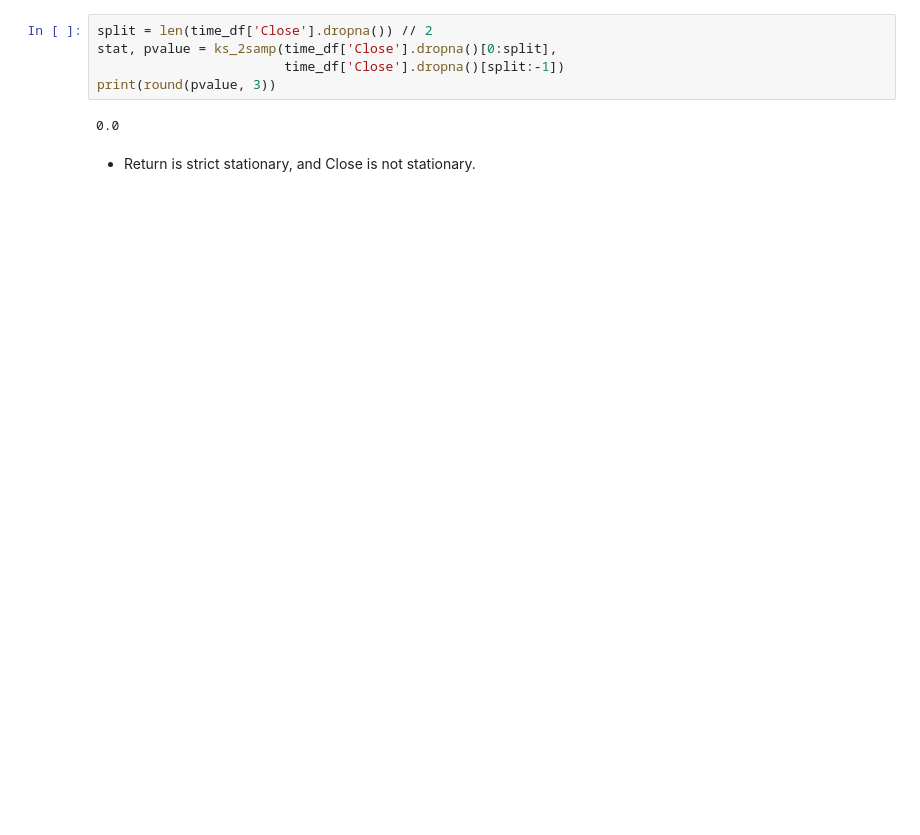
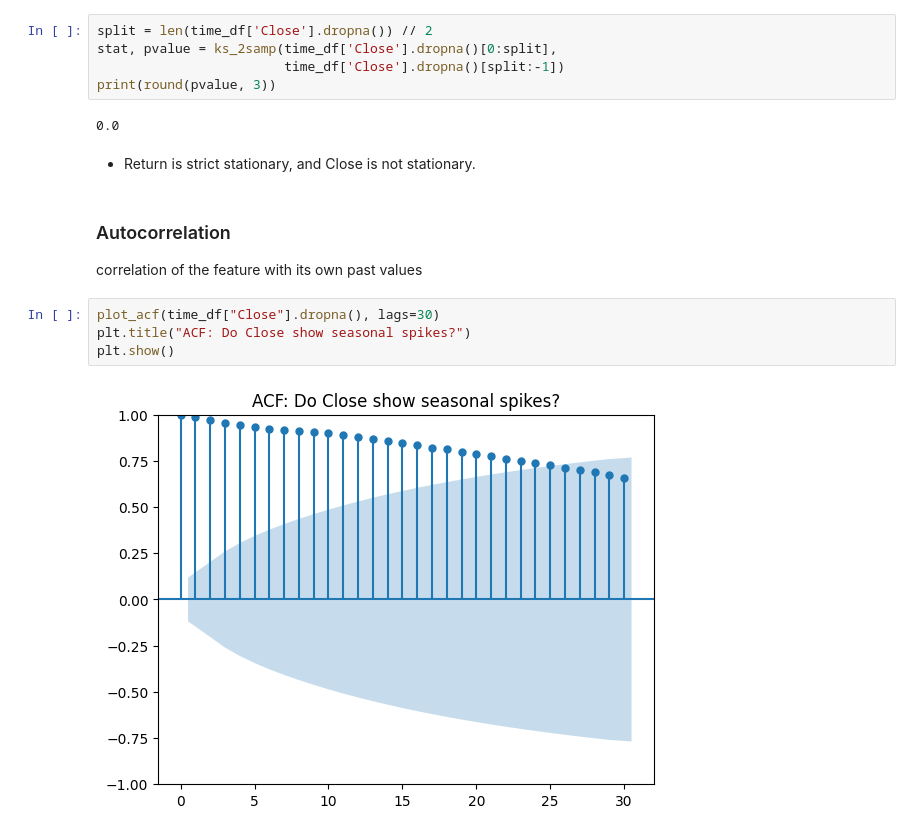
Before and after one commit to shashankgarewal/Time-Series-Analysis-Forecasting, a Jupyter notebook: notebooks/02_eda_analysis.ipynb, the cells around one changed output. Cells and saved outputs as stored; diff of their text form; blank space fills up the shorter version.

```diff
--- a/notebooks/02_eda_analysis.ipynb
+++ b/notebooks/02_eda_analysis.ipynb
@@ -235,3 +353,12 @@ print(round(pvalue, 3))
 0.0
 # %% [markdown]
 * Return is strict stationary, and Close is not stationary.
+# %% [markdown]
+### Autocorrelation
+correlation of the feature with its own past values
+# %%
+plot_acf(time_df["Close"].dropna(), lags=30)
+plt.title("ACF: Do Close show seasonal spikes?")
+plt.show()
+# %% [output]
+[figure, added]
```
Also changed, not shown: parts of 33 cells of this notebook.
